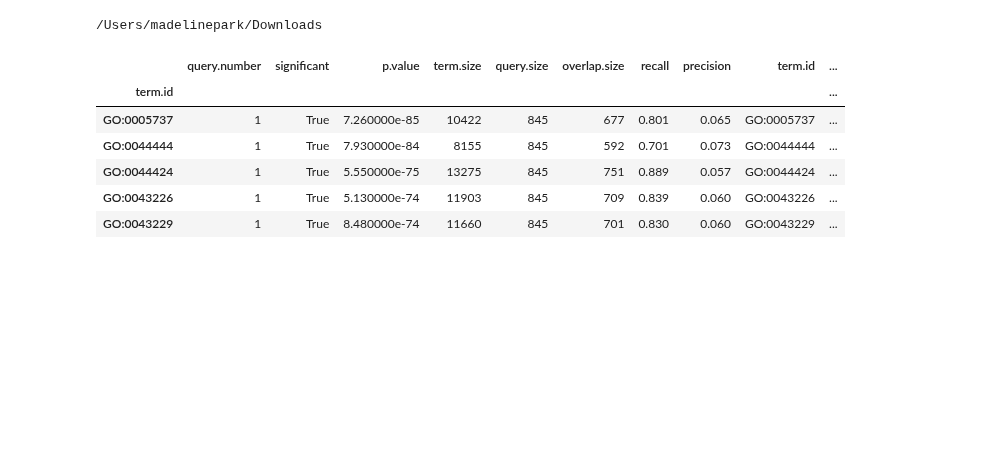
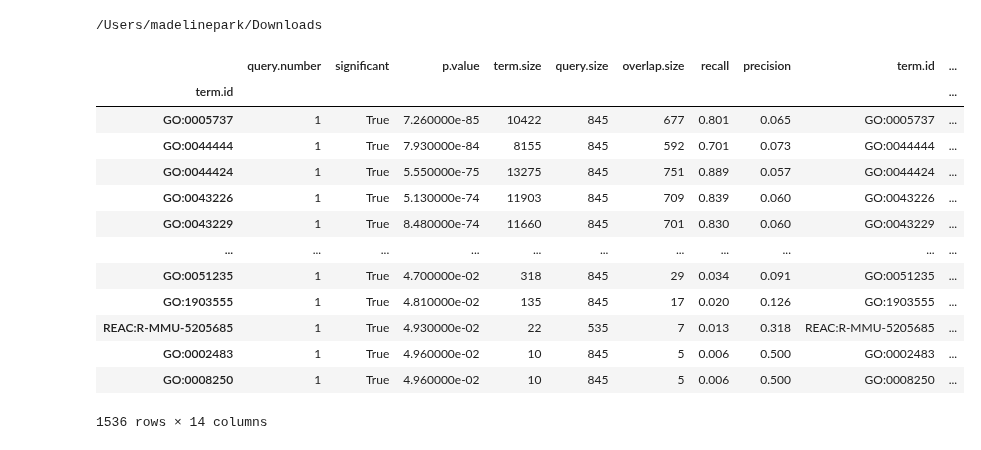
Before and after one commit to czbiohub-sf/scRFE, a Jupyter notebook: scripts/gProfiler.ipynb, the cells around one changed output. Saved outputs shown, nothing was run; the diff lists cells and outputs as text; code cells hidden in the pictures; blank space fills up the shorter version.

```diff
--- a/scripts/gProfiler.ipynb
+++ b/scripts/gProfiler.ipynb
@@ -21,15 +21,22 @@ facs24m = list(facs24['24m'])
 # enrichment = gprofiler(['Klf4', 'Pax5', 'Sox2', 'Nanog'], organism='mmusculus')
 enrichment3 = gprofiler(facs3m, organism='mmusculus')
 # %%
-enrichment3.sort_values('p.value').head()
+enrichment3.sort_values('p.value') #.head()
 # %% [output]
 |  | query.number | significant | p.value | term.size | query.size | overlap.size | recall | precision | term.id | ... |
 | term.id |  |  |  |  |  |  |  |  |  | ... |
 | GO:0005737 | 1 | True | 7.260000e-85 | 10422 | 845 | 677 | 0.801 | 0.065 | GO:0005737 | ... |
 | GO:0044444 | 1 | True | 7.930000e-84 | 8155 | 845 | 592 | 0.701 | 0.073 | GO:0044444 | ... |
 | GO:0044424 | 1 | True | 5.550000e-75 | 13275 | 845 | 751 | 0.889 | 0.057 | GO:0044424 | ... |
 | GO:0043226 | 1 | True | 5.130000e-74 | 11903 | 845 | 709 | 0.839 | 0.060 | GO:0043226 | ... |
 | GO:0043229 | 1 | True | 8.480000e-74 | 11660 | 845 | 701 | 0.830 | 0.060 | GO:0043229 | ... |
+| ... | ... | ... | ... | ... | ... | ... | ... | ... | ... | ... |
+| GO:0051235 | 1 | True | 4.700000e-02 | 318 | 845 | 29 | 0.034 | 0.091 | GO:0051235 | ... |
+| GO:1903555 | 1 | True | 4.810000e-02 | 135 | 845 | 17 | 0.020 | 0.126 | GO:1903555 | ... |
+| REAC:R-MMU-5205685 | 1 | True | 4.930000e-02 | 22 | 535 | 7 | 0.013 | 0.318 | REAC:R-MMU-5205685 | ... |
+| GO:0002483 | 1 | True | 4.960000e-02 | 10 | 845 | 5 | 0.006 | 0.500 | GO:0002483 | ... |
+| GO:0008250 | 1 | True | 4.960000e-02 | 10 | 845 | 5 | 0.006 | 0.500 | GO:0008250 | ... |
+1536 rows × 14 columns
 # %%
 enrichment18 = gprofiler(facs18m, organism='mmusculus')
 # %%
```
Also changed, not shown: parts of 2 cells of this notebook, 1 other file.
